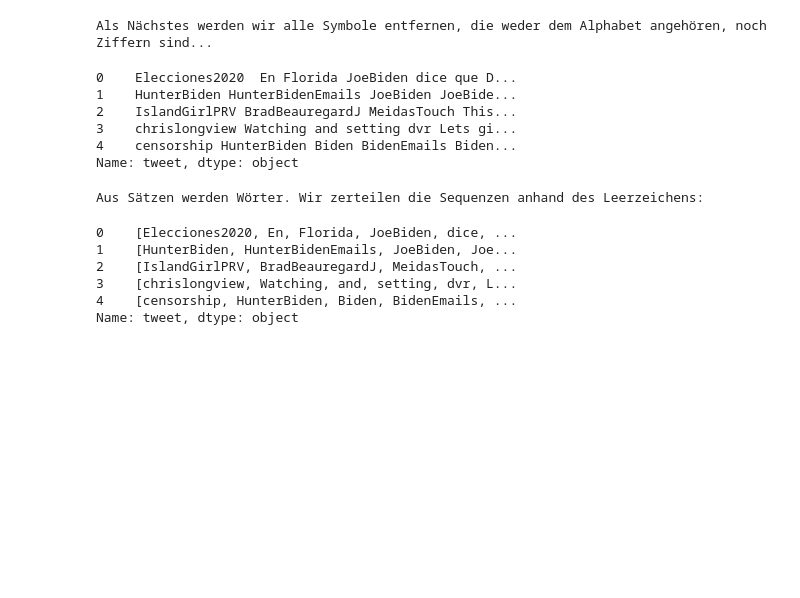
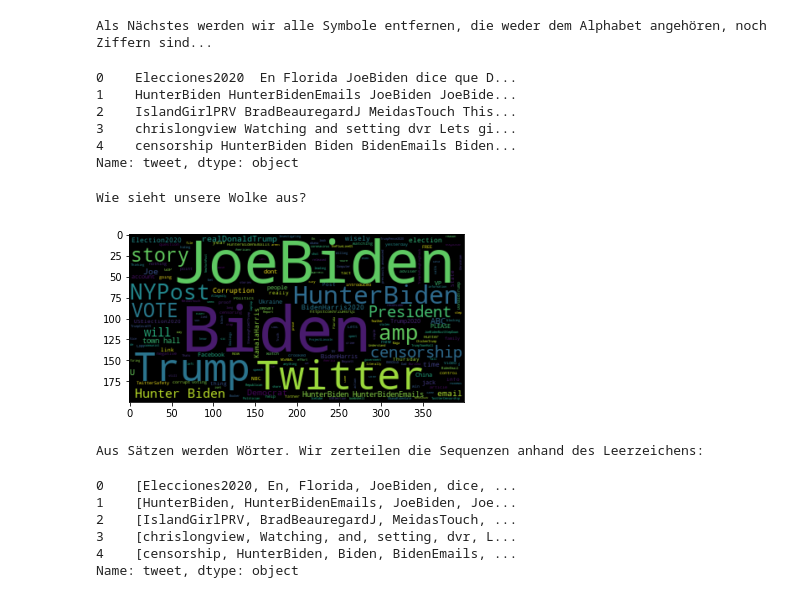
Before and after one commit to orca-nrw/lernmodul-texte, a Jupyter notebook: index.ipynb, the cells around one changed output. Drawn from its saved outputs; the diff is of its cells as text; code cells hidden in the pictures; blank space fills up the shorter version.

Commit message:
Add word cloud

```diff
--- a/index.ipynb
+++ b/index.ipynb
@@ -170,6 +181,13 @@ Als Nächstes werden wir alle Symbole entfernen, die weder dem Alphabet angehör
 3    chrislongview Watching and setting dvr Lets gi...
 4    censorship HunterBiden Biden BidenEmails Biden...
 Name: tweet, dtype: object
+# %%
+plt.imshow(WordCloud().generate(' '.join(tweets_cleaned)), interpolation="bilinear")
+print("Wie sieht unsere Wolke aus?")
+plt.show()
+# %% [output]
+Wie sieht unsere Wolke aus?
+[figure, added]
 # %%
 print("Aus Sätzen werden Wörter. Wir zerteilen die Sequenzen anhand des Leerzeichens:")
 tweets_tokenized = tweets_cleaned.str.split()
```
Also changed, not shown: parts of 4 cells of this notebook.
